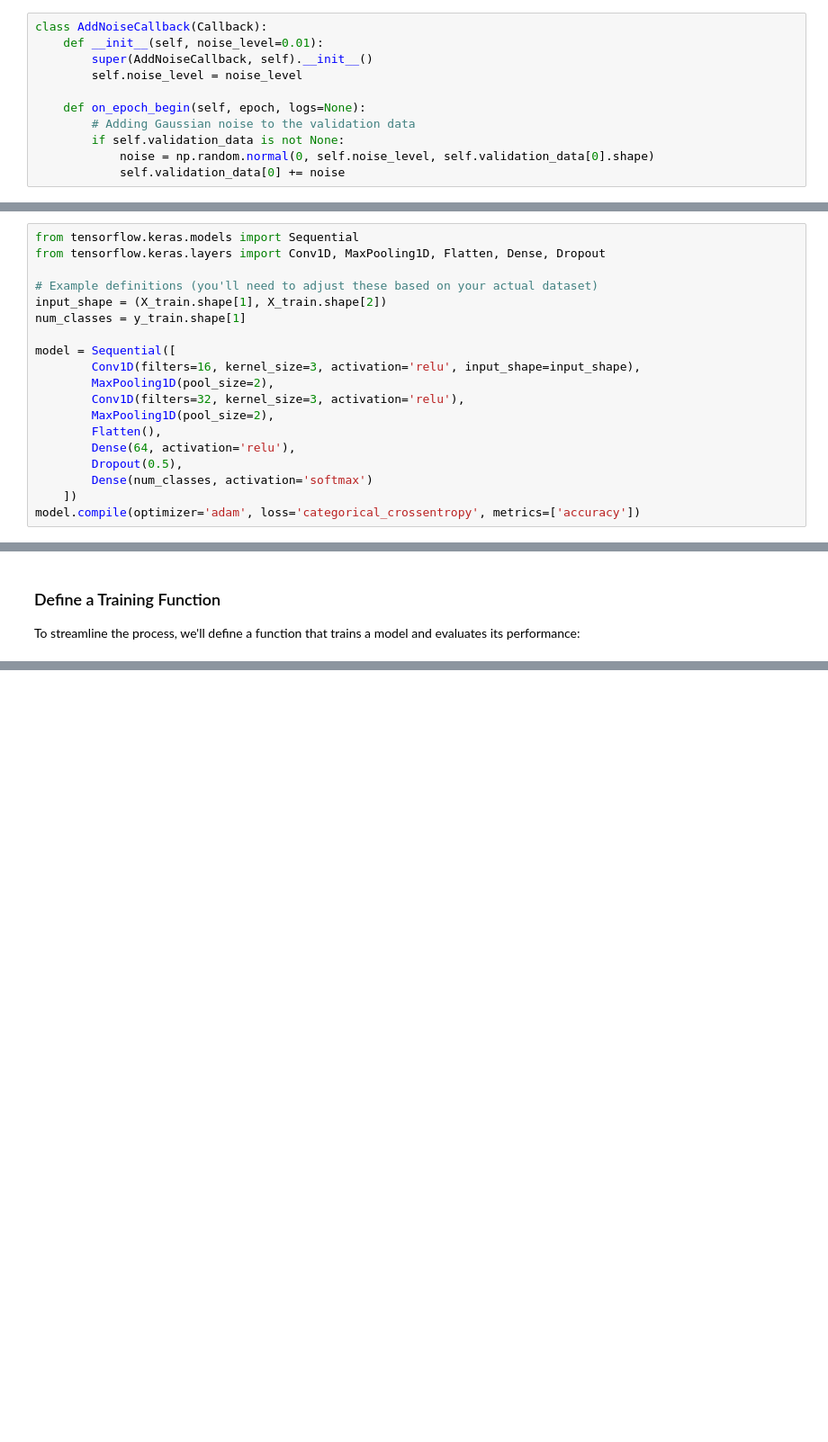
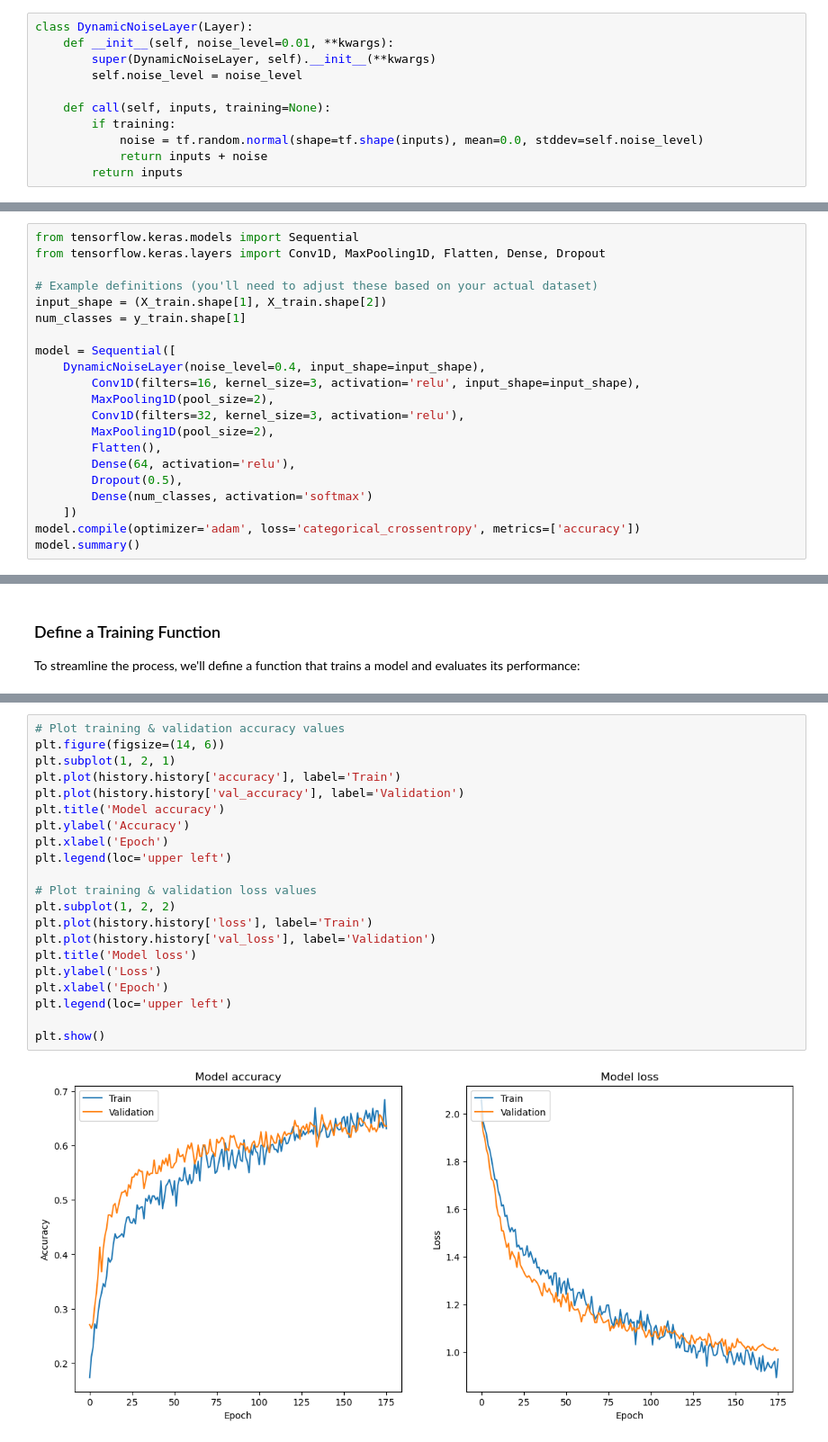
Before and after one commit to Avielstein/Natural-langauge-processing, a Jupyter notebook: AuralSent/AuralSent.ipynb, the cells around one changed output, grey strips where cells are left out. Shown at 90% size. Saved outputs shown, nothing was run; the diff lists cells and outputs as text; blank space fills up the shorter version.

```diff
--- a/AuralSent/AuralSent.ipynb
+++ b/AuralSent/AuralSent.ipynb
@@ -375,14 +375,14 @@ y_test shape: (288, 8)
 # %%
-class AddNoiseCallback(Callback):
-    def __init__(self, noise_level=0.01):
-        super(AddNoiseCallback, self).__init__()
+class DynamicNoiseLayer(Layer):
+    def __init__(self, noise_level=0.01, **kwargs):
+        super(DynamicNoiseLayer, self).__init__(**kwargs)
         self.noise_level = noise_level
 
-    def on_epoch_begin(self, epoch, logs=None):
-        # Adding Gaussian noise to the validation data
-        if self.validation_data is not None:
-            noise = np.random.normal(0, self.noise_level, self.validation_data[0].shape)
-            self.validation_data[0] += noise
+    def call(self, inputs, training=None):
+        if training:
+            noise = tf.random.normal(shape=tf.shape(inputs), mean=0.0, stddev=self.noise_level)
+            return inputs + noise
+        return inputs
 # %% [markdown]
 ### Basic CNN Model (Baseline)
 
@@ -396,6 +396,7 @@ input_shape = (X_train.shape[1], X_train.shape[2])
 num_classes = y_train.shape[1]
 
 model = Sequential([
+    DynamicNoiseLayer(noise_level=0.4, input_shape=input_shape),
         Conv1D(filters=16, kernel_size=3, activation='relu', input_shape=input_shape),
         MaxPooling1D(pool_size=2),
         Conv1D(filters=32, kernel_size=3, activation='relu'),
@@ -406,3 +407,4 @@ model = Sequential([
         Dense(num_classes, activation='softmax')
     ])
 model.compile(optimizer='adam', loss='categorical_crossentropy', metrics=['accuracy'])
+model.summary()
@@ -451,0 +471,23 @@ Epoch 42/1000
+# %%
+# Plot training & validation accuracy values
+plt.figure(figsize=(14, 6))
+plt.subplot(1, 2, 1)
+plt.plot(history.history['accuracy'], label='Train')
+plt.plot(history.history['val_accuracy'], label='Validation')
+plt.title('Model accuracy')
+plt.ylabel('Accuracy')
+plt.xlabel('Epoch')
+plt.legend(loc='upper left')
+
+# Plot training & validation loss values
+plt.subplot(1, 2, 2)
+plt.plot(history.history['loss'], label='Train')
+plt.plot(history.history['val_loss'], label='Validation')
+plt.title('Model loss')
+plt.ylabel('Loss')
+plt.xlabel('Epoch')
+plt.legend(loc='upper left')
+
+plt.show()
+# %% [output]
+[figure, added]
```
Also changed, not shown: parts of 10 cells of this notebook, 10 other files.
